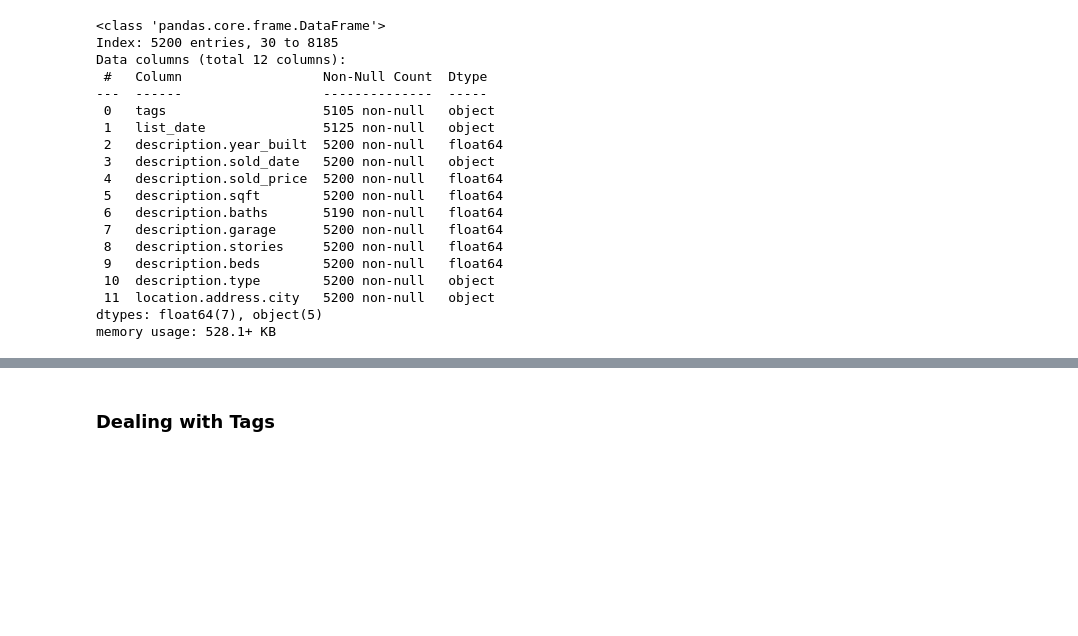
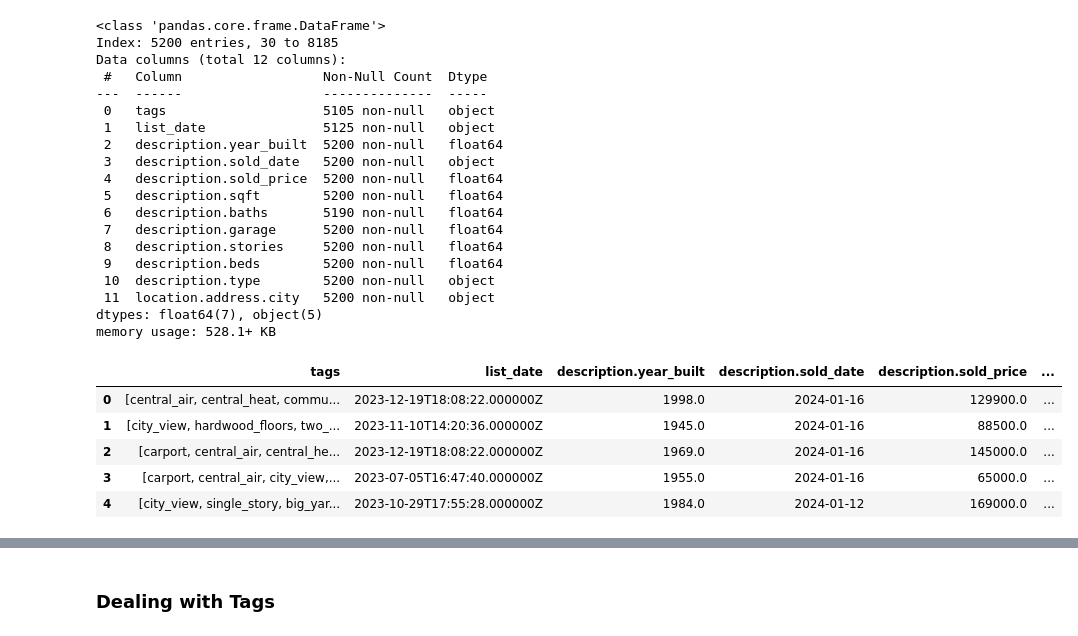
Before and after one commit to blairjdaniel/DS-Midterm-Project, a Jupyter notebook: Blair's Work/1 - EDA_blair.ipynb, the cells around one changed output, grey strips where cells are left out. Drawn from its saved outputs; the diff is of its cells as text; code cells hidden in the pictures; blank space fills up the shorter version.

```diff
--- a/Blair's Work/1 - EDA_blair.ipynb
+++ b/Blair's Work/1 - EDA_blair.ipynb
@@ -301,3 +301,15 @@ Data columns (total 12 columns):
  11  location.address.city   5200 non-null   object
 dtypes: float64(7), object(5)
 memory usage: 528.1+ KB
+# %%
+# reset index
+df_result.reset_index(drop=True, inplace=True)
+# %%
+df_result.head()
+# %% [output]
+|  | tags | list_date | description.year_built | description.sold_date | description.sold_price | ... |
+| 0 | [central_air, central_heat, commu... | 2023-12-19T18:08:22.000000Z | 1998.0 | 2024-01-16 | 129900.0 | ... |
+| 1 | [city_view, hardwood_floors, two_... | 2023-11-10T14:20:36.000000Z | 1945.0 | 2024-01-16 | 88500.0 | ... |
+| 2 | [carport, central_air, central_he... | 2023-12-19T18:08:22.000000Z | 1969.0 | 2024-01-16 | 145000.0 | ... |
+| 3 | [carport, central_air, city_view,... | 2023-07-05T16:47:40.000000Z | 1955.0 | 2024-01-16 | 65000.0 | ... |
+| 4 | [city_view, single_story, big_yar... | 2023-10-29T17:55:28.000000Z | 1984.0 | 2024-01-12 | 169000.0 | ... |
```
Also changed, not shown: parts of 32 cells of this notebook.
